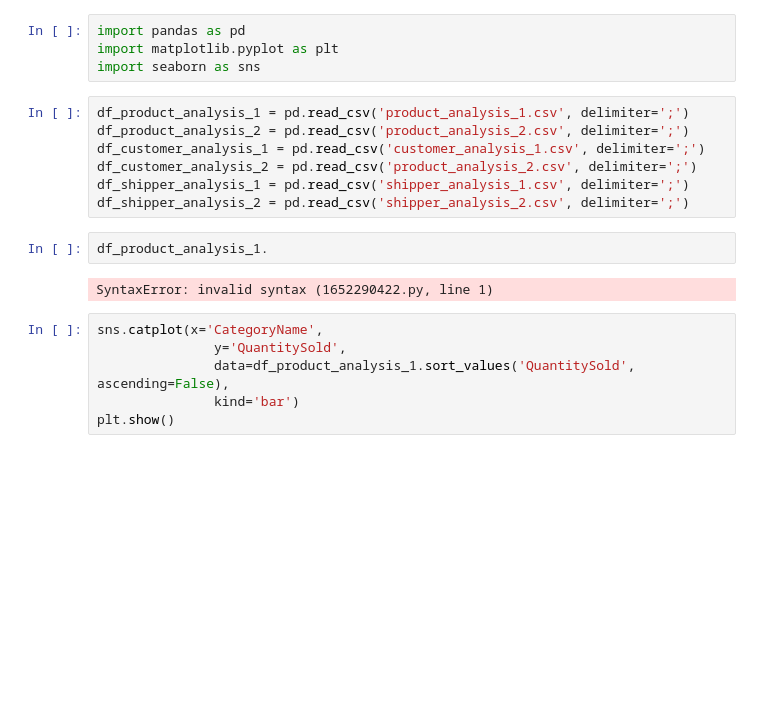
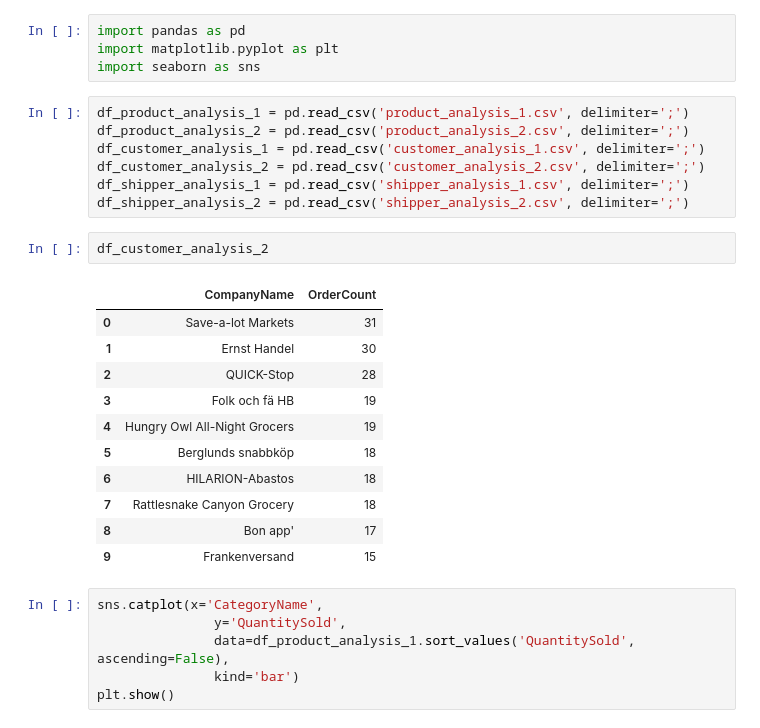
Before and after one commit to adrn-mm/DSLS_Mini-Project-DE_Adrian-Maulana-Muhammad, a Jupyter notebook: case-study/data-viz.ipynb, the cells around one changed output. Saved outputs shown, nothing was run; the diff lists cells and outputs as text; blank space fills up the shorter version.

```diff
--- a/case-study/data-viz.ipynb
+++ b/case-study/data-viz.ipynb
@@ -6,13 +6,23 @@ import seaborn as sns
 df_product_analysis_1 = pd.read_csv('product_analysis_1.csv', delimiter=';')
 df_product_analysis_2 = pd.read_csv('product_analysis_2.csv', delimiter=';')
 df_customer_analysis_1 = pd.read_csv('customer_analysis_1.csv', delimiter=';')
-df_customer_analysis_2 = pd.read_csv('product_analysis_2.csv', delimiter=';')
+df_customer_analysis_2 = pd.read_csv('customer_analysis_2.csv', delimiter=';')
 df_shipper_analysis_1 = pd.read_csv('shipper_analysis_1.csv', delimiter=';')
 df_shipper_analysis_2 = pd.read_csv('shipper_analysis_2.csv', delimiter=';')
-# %%
-df_product_analysis_1.
-# %% [output]
-SyntaxError: invalid syntax (1652290422.py, line 1)
+# %%
+df_customer_analysis_2
+# %% [output]
+|  | CompanyName | OrderCount |
+| 0 | Save-a-lot Markets | 31 |
+| 1 | Ernst Handel | 30 |
+| 2 | QUICK-Stop | 28 |
+| 3 | Folk och fä HB | 19 |
+| 4 | Hungry Owl All-Night Grocers | 19 |
+| 5 | Berglunds snabbköp | 18 |
+| 6 | HILARION-Abastos | 18 |
+| 7 | Rattlesnake Canyon Grocery | 18 |
+| 8 | Bon app' | 17 |
+| 9 | Frankenversand | 15 |
 # %%
 sns.catplot(x='CategoryName',
                y='QuantitySold',
```
Also changed, not shown: parts of 3 cells of this notebook, 1 other file.
